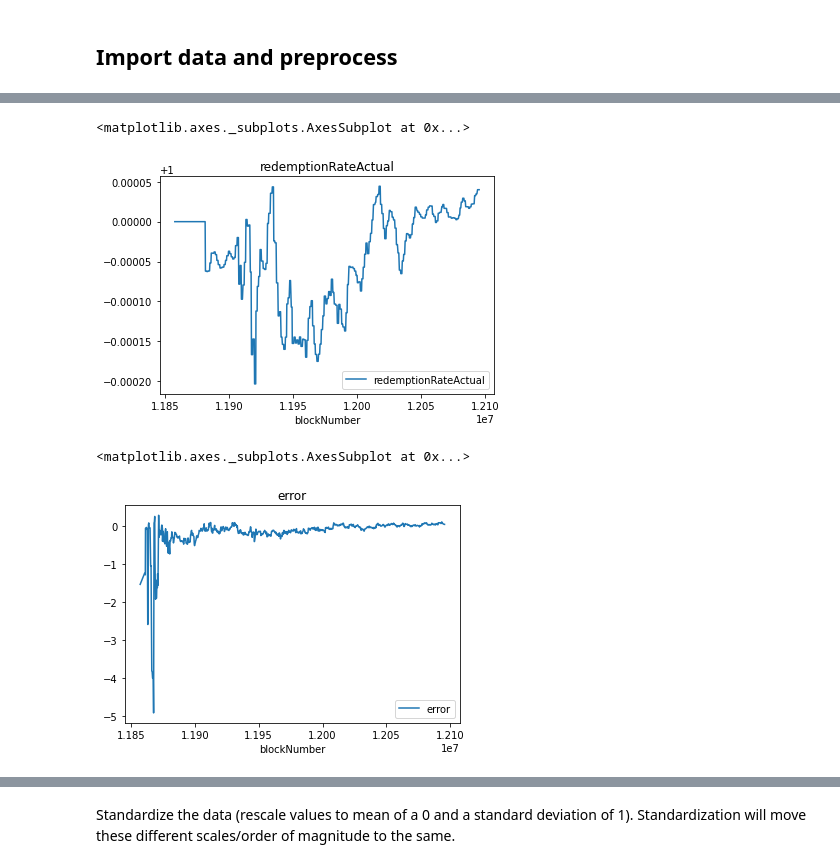
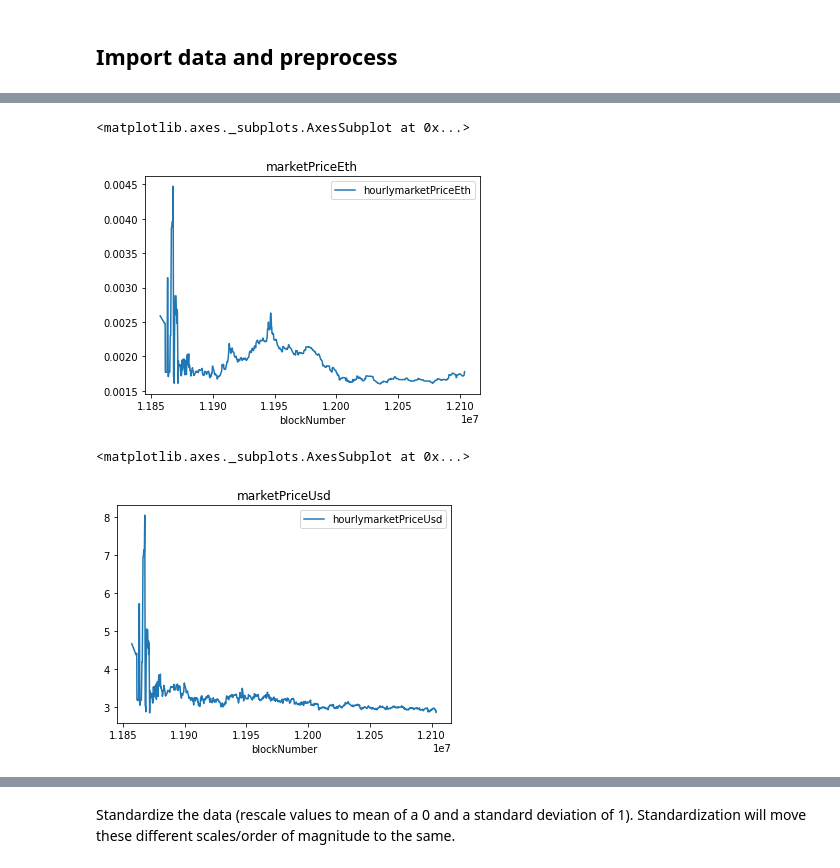
Before and after one commit to BlockScience/reflexer, a Jupyter notebook: notebooks/analysis/Rai_Price_Correlation.ipynb, the cells around one changed output, grey strips where cells are left out. Cells and saved outputs as stored; diff of their text form; code cells hidden in the pictures.

```diff
--- a/notebooks/analysis/Rai_Price_Correlation.ipynb
+++ b/notebooks/analysis/Rai_Price_Correlation.ipynb
@@ -79,5 +86,5 @@ graphData.plot(x='blockNumber',y='Eth_price',kind='line',title='EthPrice')
 # %%
-graphData.plot(x='blockNumber',y='redemptionRateActual',kind='line',title='redemptionRateActual')
+graphData.plot(x='blockNumber',y='hourlymarketPriceEth',kind='line',title='marketPriceEth')
 # %% [output]
 <matplotlib.axes._subplots.AxesSubplot at 0x...>
-[figure, old version]
+[figure, new version]
@@ -87,5 +91,5 @@ graphData['error_integral'] = graphData['error'].cumsum()
 # %%
-graphData.plot(x='blockNumber',y='error',kind='line',title='error')
+graphData.plot(x='blockNumber',y='hourlymarketPriceUsd',kind='line',title='marketPriceUsd')
 # %% [output]
 <matplotlib.axes._subplots.AxesSubplot at 0x...>
-[figure, old version]
+[figure, new version]
```
Also changed, not shown: parts of 40 cells of this notebook, 2 other files.
